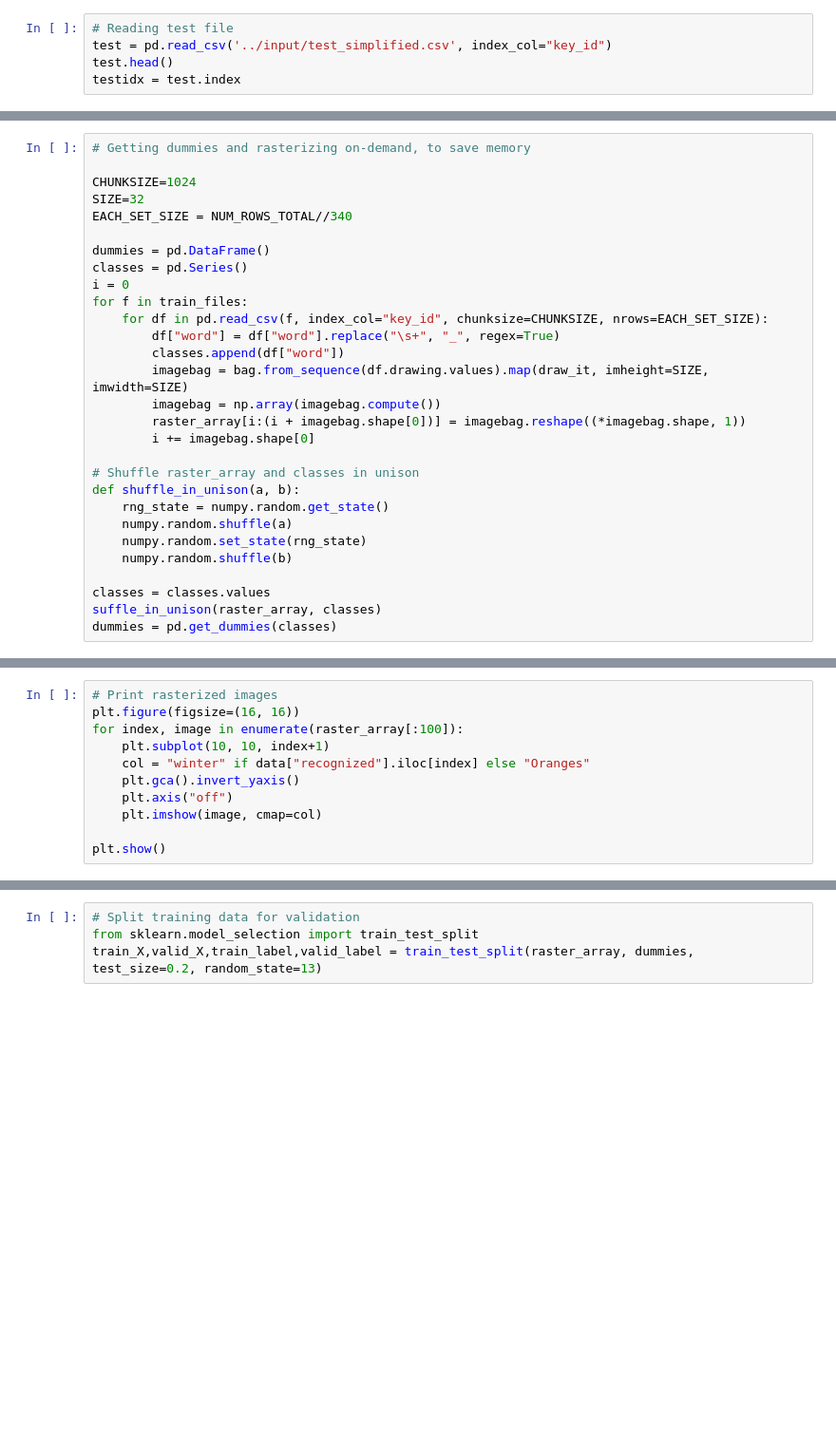
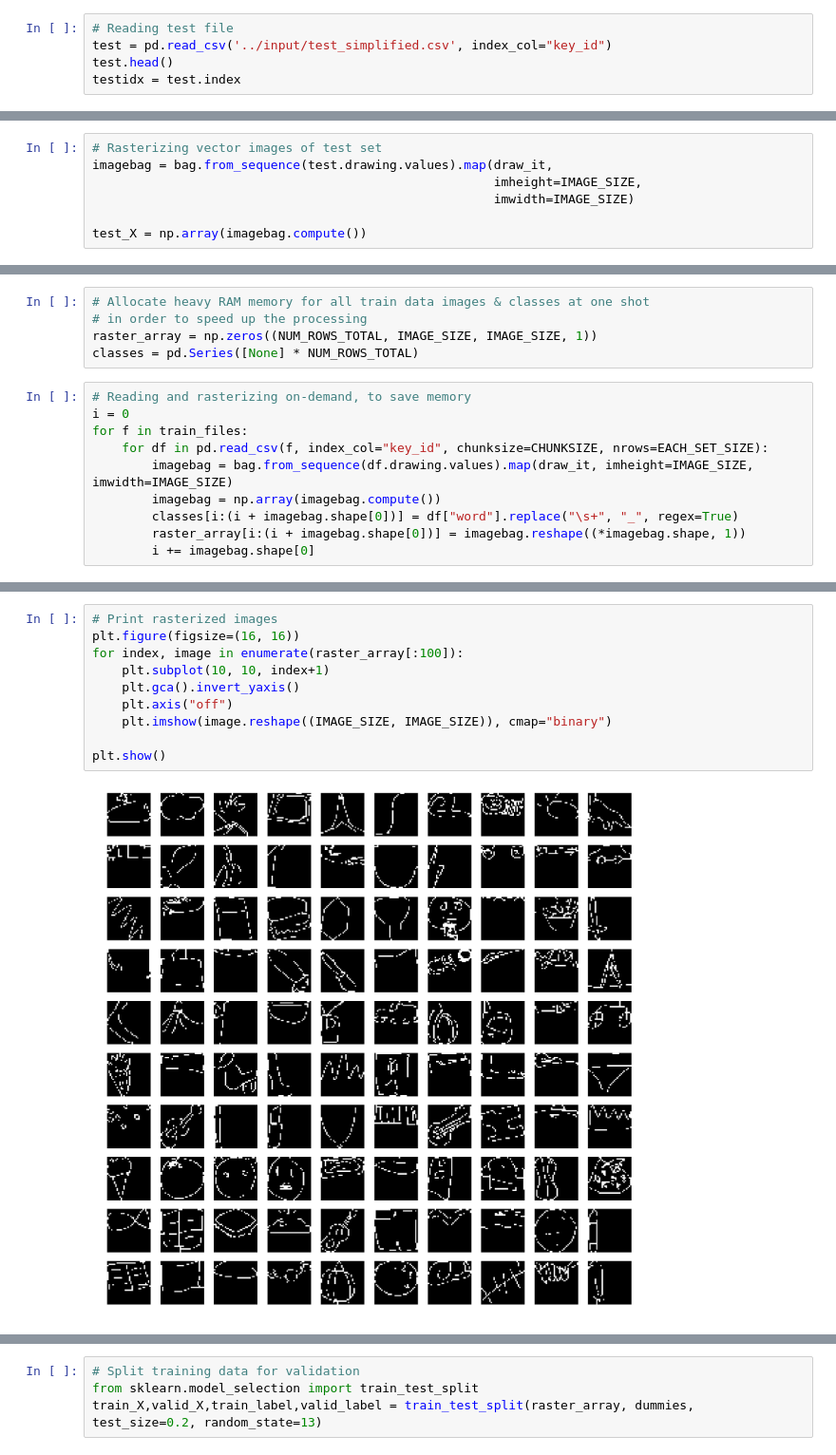
Before and after one commit to FelSiq/quickdraw-competition, a Jupyter notebook: kernel.ipynb, the cells around one changed output, grey strips where cells are left out. Shown at 95% size. Saved outputs shown, nothing was run; the diff lists cells and outputs as text; blank space fills up the shorter version.

```diff
--- a/kernel.ipynb
+++ b/kernel.ipynb
@@ -102,0 +65,7 @@ raster_array.shape
+# %%
+# Rasterizing vector images of test set
+imagebag = bag.from_sequence(test.drawing.values).map(draw_it,
+                                                      imheight=IMAGE_SIZE,
+                                                      imwidth=IMAGE_SIZE)
+
+test_X = np.array(imagebag.compute())
@@ -103,29 +78,15 @@ raster_array.shape
+# %%
+# Allocate heavy RAM memory for all train data images & classes at one shot
+# in order to speed up the processing
+raster_array = np.zeros((NUM_ROWS_TOTAL, IMAGE_SIZE, IMAGE_SIZE, 1))
+classes = pd.Series([None] * NUM_ROWS_TOTAL)
 # %%
-# Getting dummies and rasterizing on-demand, to save memory
-
-CHUNKSIZE=1024
-SIZE=32
-EACH_SET_SIZE = NUM_ROWS_TOTAL//340
-
-dummies = pd.DataFrame()
-classes = pd.Series()
+# Reading and rasterizing on-demand, to save memory
 i = 0
 for f in train_files:
     for df in pd.read_csv(f, index_col="key_id", chunksize=CHUNKSIZE, nrows=EACH_SET_SIZE):
-        df["word"] = df["word"].replace("\s+", "_", regex=True)
-        classes.append(df["word"])
-        imagebag = bag.from_sequence(df.drawing.values).map(draw_it, imheight=SIZE, imwidth=SIZE)
+        imagebag = bag.from_sequence(df.drawing.values).map(draw_it, imheight=IMAGE_SIZE, imwidth=IMAGE_SIZE)
         imagebag = np.array(imagebag.compute())
+        classes[i:(i + imagebag.shape[0])] = df["word"].replace("\s+", "_", regex=True)
         raster_array[i:(i + imagebag.shape[0])] = imagebag.reshape((*imagebag.shape, 1))
         i += imagebag.shape[0]
-
-# Shuffle raster_array and classes in unison
-def shuffle_in_unison(a, b):
-    rng_state = numpy.random.get_state()
-    numpy.random.shuffle(a)
-    numpy.random.set_state(rng_state)
-    numpy.random.shuffle(b)
-
-classes = classes.values
-suffle_in_unison(raster_array, classes)
-dummies = pd.get_dummies(classes)
@@ -134,11 +124,12 @@ dummies
 # %%
 # Print rasterized images
 plt.figure(figsize=(16, 16))
 for index, image in enumerate(raster_array[:100]):
     plt.subplot(10, 10, index+1)
-    col = "winter" if data["recognized"].iloc[index] else "Oranges"
     plt.gca().invert_yaxis()
     plt.axis("off")
-    plt.imshow(image, cmap=col)
+    plt.imshow(image.reshape((IMAGE_SIZE, IMAGE_SIZE)), cmap="binary")
 
 plt.show()
+# %% [output]
+[figure, added]
```
Also changed, not shown: parts of 23 cells of this notebook.
